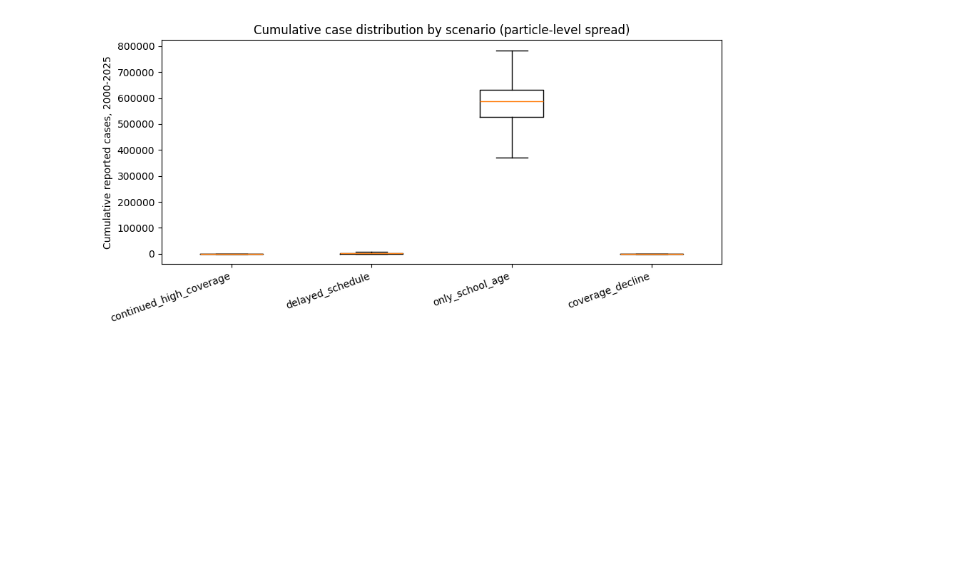
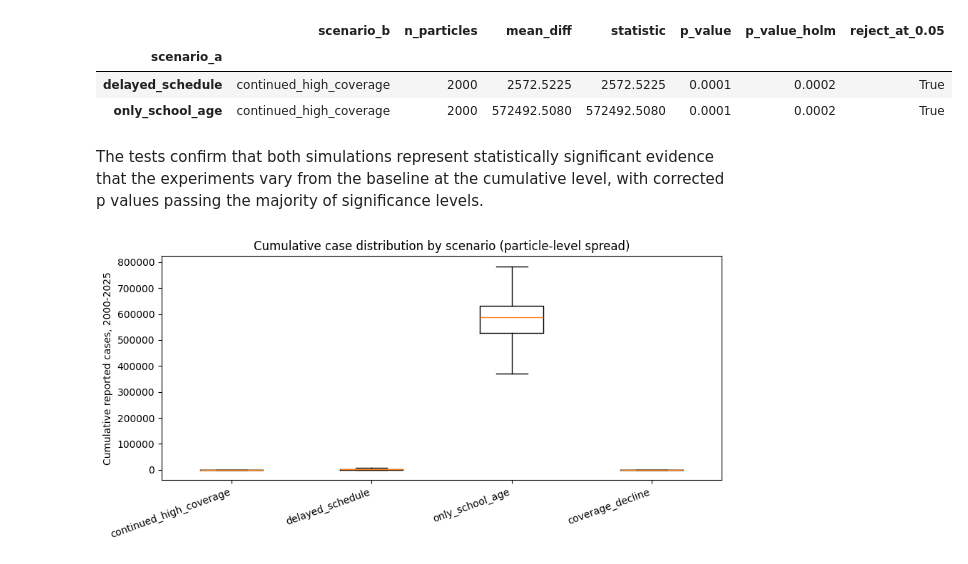
Before and after one commit to cmdnwright/delayed-vaccination, a Jupyter notebook: model_experiments.ipynb, the cells around one changed output. Saved outputs shown, nothing was run; the diff lists cells and outputs as text; code cells hidden in the pictures; blank space fills up the shorter version.

```diff
--- a/model_experiments.ipynb
+++ b/model_experiments.ipynb
@@ -207,3 +318,25 @@ summary_df
+# %%
+BASELINE_SCENARIO = 'continued_high_coverage'
+COMPARISON_SCENARIOS = ['delayed_schedule', 'only_school_age']
+
+rng_test = np.random.default_rng(2024)
+test_rows = [
+    paired_comparison(cumulative_by_scenario, scenario_name, BASELINE_SCENARIO, rng_test)
+    for scenario_name in COMPARISON_SCENARIOS
+]
+
+test_df = pd.DataFrame(test_rows).set_index('scenario_a')
+test_df['p_value_holm'] = _holm_bonferroni(test_df['p_value'].tolist())
+test_df['reject_at_0.05'] = test_df['p_value_holm'] < 0.05
+
+test_df
+# %% [output]
+|  | scenario_b | n_particles | mean_diff | statistic | p_value | p_value_holm | reject_at_0.05 |
+| scenario_a |  |  |  |  |  |  |  |
+| delayed_schedule | continued_high_coverage | 2000 | 2572.5225 | 2572.5225 | 0.0001 | 0.0002 | True |
+| only_school_age | continued_high_coverage | 2000 | 572492.5080 | 572492.5080 | 0.0001 | 0.0002 | True |
+# %% [markdown]
+The tests confirm that both simulations represent statistically significant evidence that the experiments vary from the baseline at the cumulative level, with corrected p values passing the majority of significance levels.
 # %%
 fig, ax = plt.subplots(figsize=(9, 4.5))
 scenario_names = list(cumulative_by_scenario.keys())
```
Also changed, not shown: parts of 25 cells of this notebook, 8 other files.
